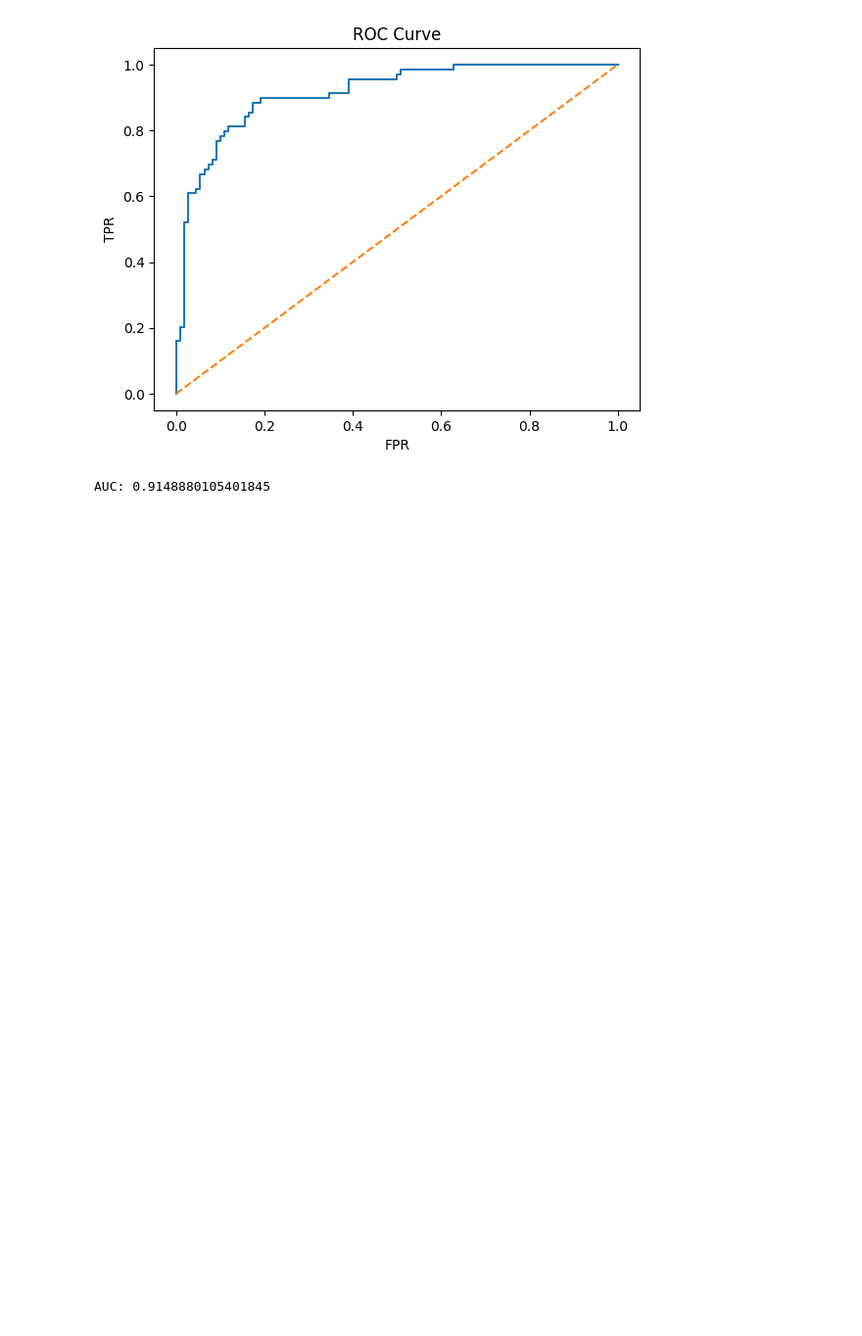
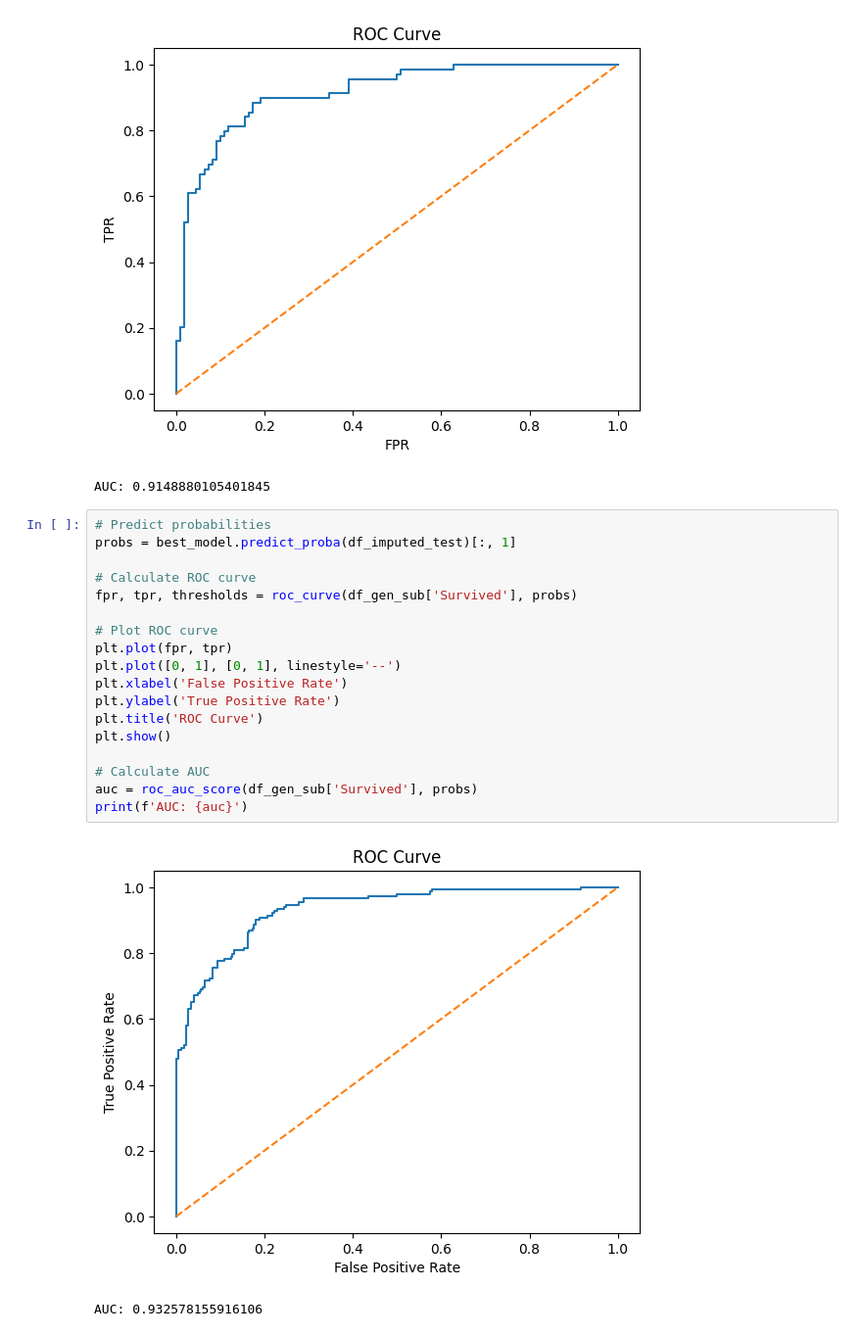
Before and after one commit to essiesalari/Titanic-ML, a Jupyter notebook: TitanicML.ipynb, the cells around one changed output. Shown at 98% size. Saved outputs shown, nothing was run; the diff lists cells and outputs as text; blank space fills up the shorter version.

```diff
--- a/TitanicML.ipynb
+++ b/TitanicML.ipynb
@@ -330,3 +344,24 @@ print(f'AUC: {auc}')
 # %% [output]
 [figure]
 AUC: 0.9148880105401845
+# %%
+# Predict probabilities
+probs = best_model.predict_proba(df_imputed_test)[:, 1]
+
+# Calculate ROC curve
+fpr, tpr, thresholds = roc_curve(df_gen_sub['Survived'], probs)
+
+# Plot ROC curve
+plt.plot(fpr, tpr)
+plt.plot([0, 1], [0, 1], linestyle='--')
+plt.xlabel('False Positive Rate')
+plt.ylabel('True Positive Rate')
+plt.title('ROC Curve')
+plt.show()
+
+# Calculate AUC
+auc = roc_auc_score(df_gen_sub['Survived'], probs)
+print(f'AUC: {auc}')
+# %% [output]
+[figure, added]
+AUC: 0.932578155916106
```
Also changed, not shown: parts of 1 cell of this notebook.
